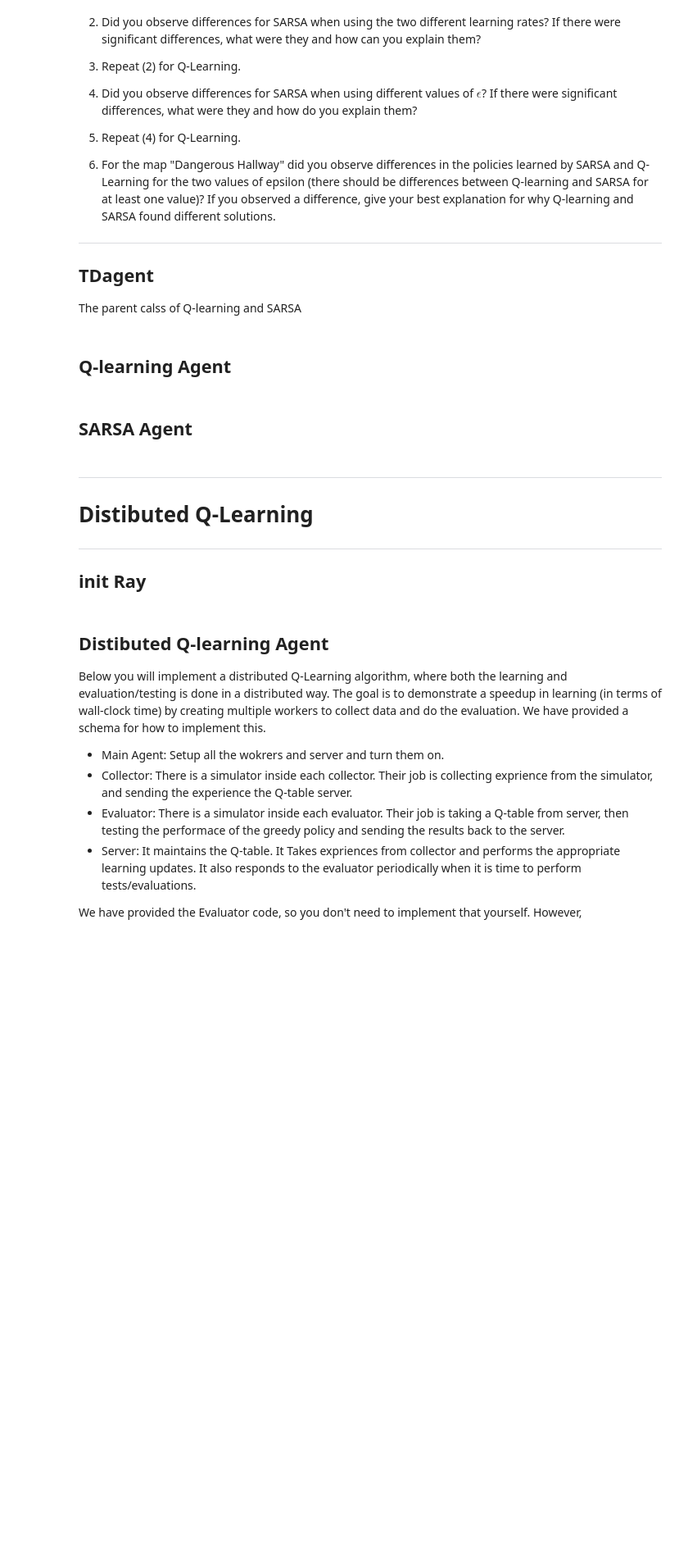
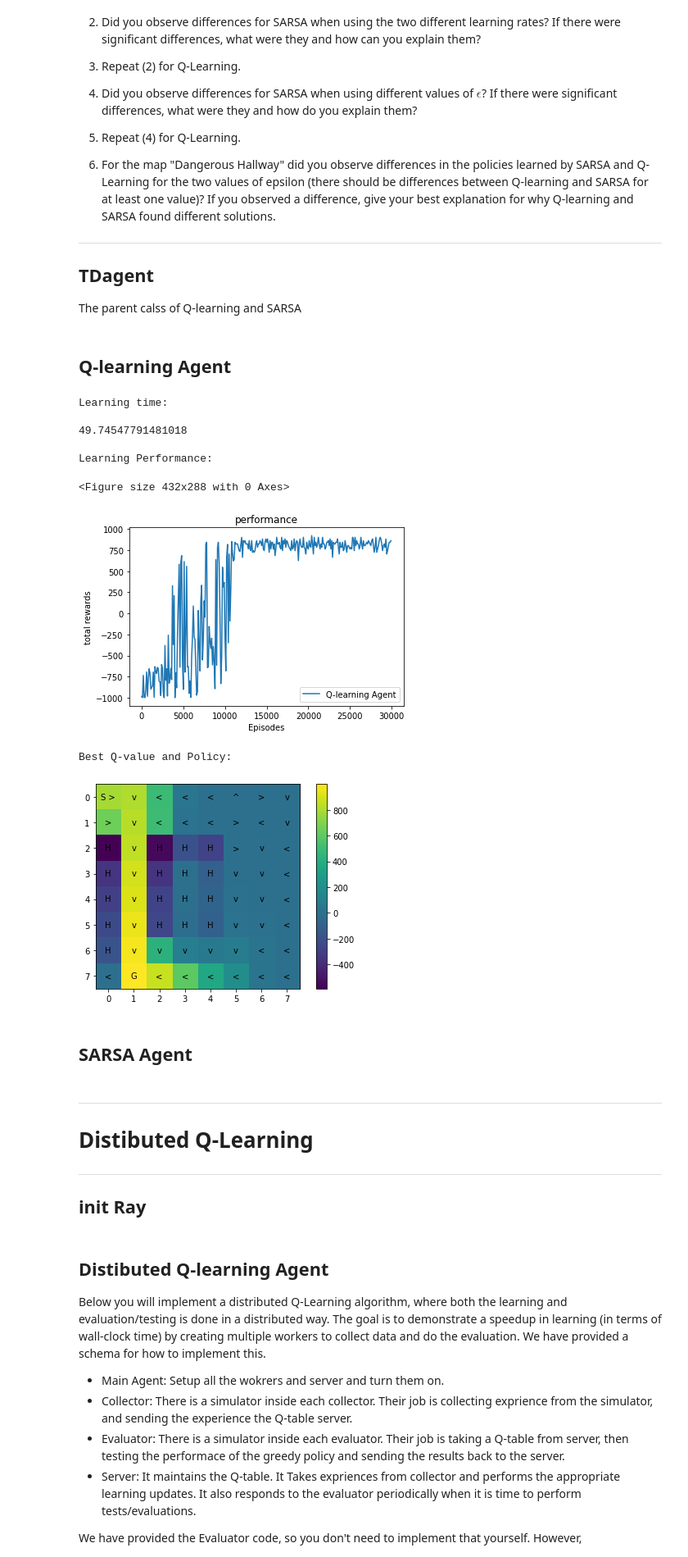
Before and after one commit to rafid009/AI_533_HW3, a Jupyter notebook: hw3_v4.ipynb, the cells around one changed output. Shown: that part at 82% size. Drawn from its saved outputs; the diff is of its cells as text; code cells hidden in the pictures; blank space fills up the shorter version.

Commit message:
non-distributed Q learning works

```diff
--- a/hw3_v4.ipynb
+++ b/hw3_v4.ipynb
@@ -511,9 +506,9 @@ class agent():
         total_rewards = []
         for i in tqdm.tqdm(range(self.batch_num), desc="Test Number"):
             #INSERT YOUR CODE HERE
-            simulator.reset()
+            # simulator.reset()
             self.learn()
-            self.evaluate(self.explore_or_exploit_policy)
+            total_rewards.append(self.evaluate(self.greedy_policy))
         return total_rewards, self.q_table
 
     def evaluate(self, policy_func, trials = 100, max_steps = 1000):
@@ -548,21 +543,48 @@ class QLAgent(agent):
     def learn(self):
         for _ in range(self.test_interval):
             #INSERT YOUR CODE HERE
+            simulator.reset()
+            state = 0
+            steps = 0
+            done = False
+            while not done and steps < 1000:
+                action = self.explore_or_exploit_policy(state)
+                next_state, reward, done, info = simulator.step(action)
+
+                max_next_Q = np.max(self.q_table[next_state])
+                self.q_table[state, action] += self.learning_rate * (reward + self.beta * max_next_Q - self.q_table[state, action])
+                steps += 1
+                state = next_state
 # %%
 simulator.reset()
 
 #INSERT YOUR CODE FOR INIT PARAMS HERE
+do_test = True
+learning_rate = 0.001
+epsilon = 0.3
+learning_episodes = 30000
+test_interval = 100
 
 ql_agent = QLAgent(epsilon, learning_rate, learning_episodes, map_size,
                    test_interval = test_interval, do_test = do_test)
 start_time = time.time()
 total_rewards, q_table = ql_agent.learn_and_evaluate()
 run_time['Q-learning agent'] = time.time() - start_time
 print("Learning time:\n")
 print(run_time['Q-learning agent'])
 if do_test:
     plot_result(total_rewards ,ql_agent.test_interval, [ql_agent.agent_name])
 plot_image(q_table, MAP[0])
+# %% [output]
+Learning time:
+
+49.74547791481018
+
+Learning Performance:
+<Figure size 432x288 with 0 Axes>
+[figure, added]
+Best Q-value and Policy:
+[figure, added]
 # %% [markdown]
 ## SARSA Agent
 # %%
```
Also changed, not shown: parts of 2 cells of this notebook.
